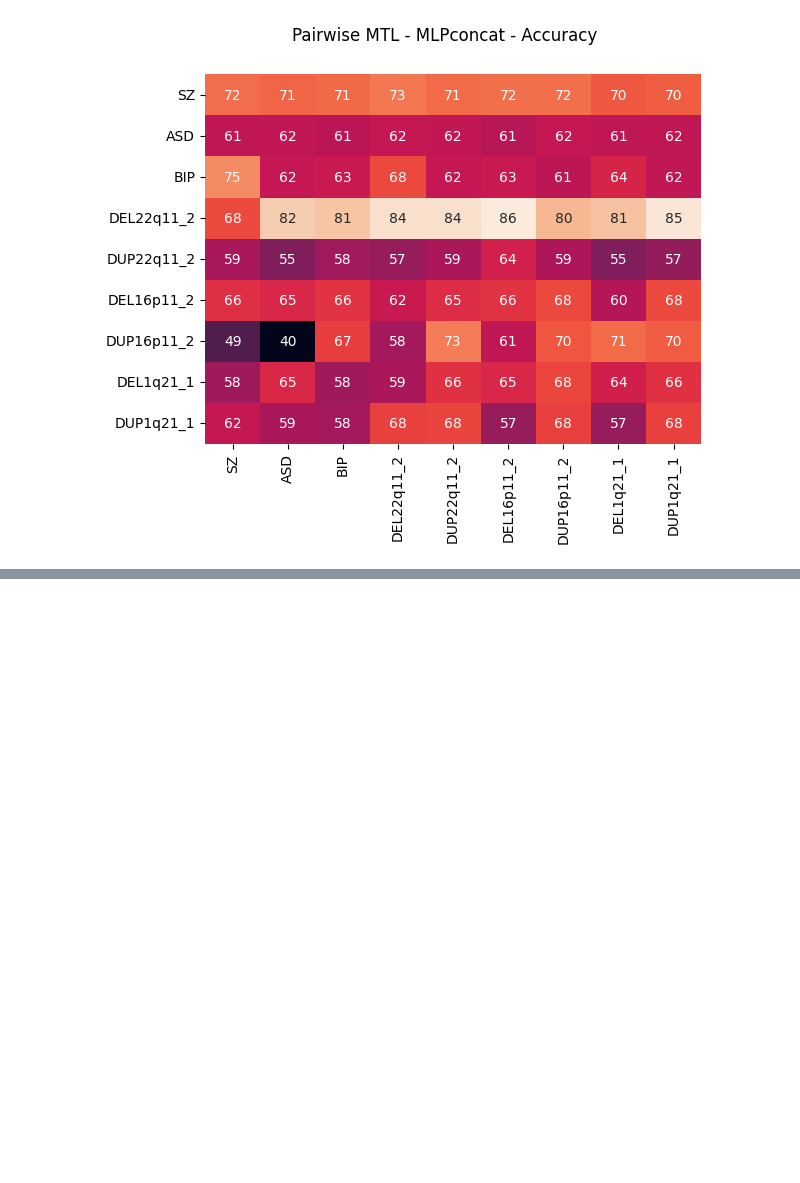
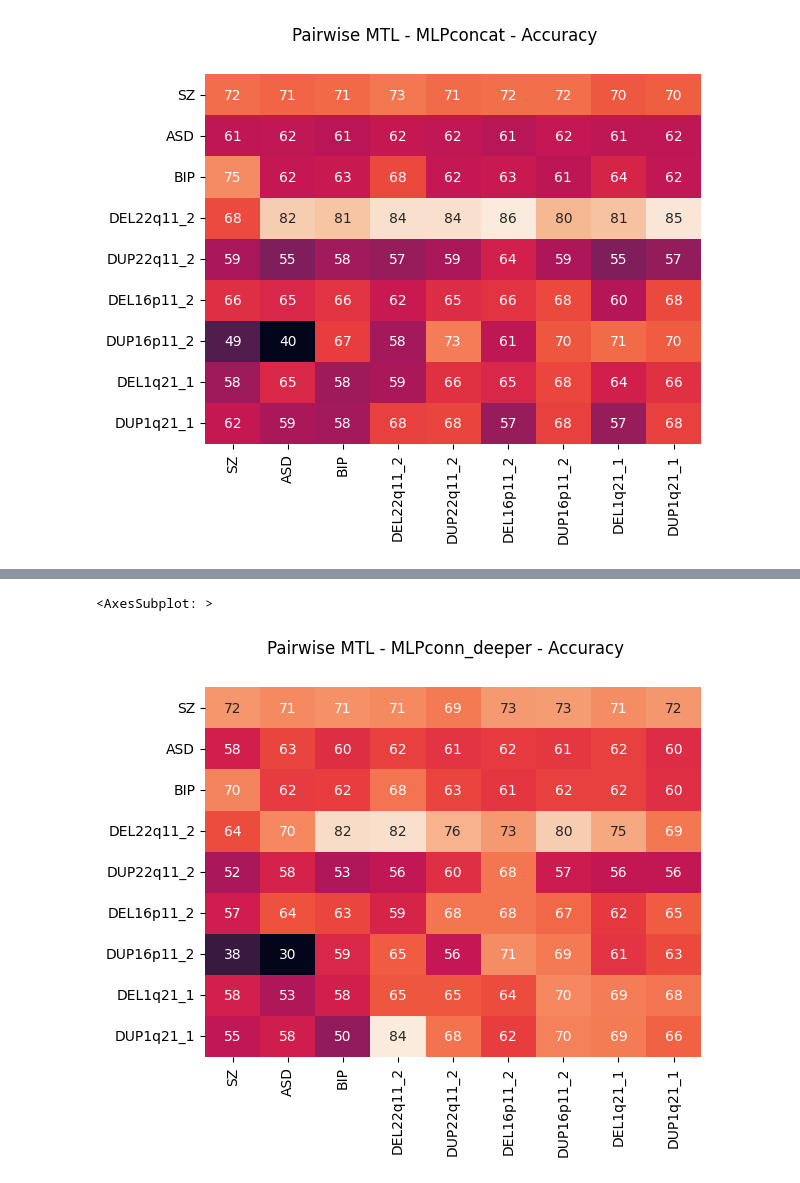
Before and after one commit to harveyaa/neuropsych_mtl, a Jupyter notebook: MTL/neg_transfer.ipynb, the cells around one changed output, grey strips where cells are left out. Cells and saved outputs as stored; diff of their text form; code cells hidden in the pictures; blank space fills up the shorter version.

```diff
--- a/MTL/neg_transfer.ipynb
+++ b/MTL/neg_transfer.ipynb
@@ -15,6 +15,9 @@ p_cnn_pairs = '/Users/harveyaa/Documents/masters/neuropsych_mtl/MTL/results/neg_
 
 p_concat_single = '/Users/harveyaa/Documents/masters/neuropsych_mtl/MTL/results/neg_transfer/concat/single'
 p_concat_pairs = '/Users/harveyaa/Documents/masters/neuropsych_mtl/MTL/results/neg_transfer/concat'
+
+p_deeper_single = '/Users/harveyaa/Documents/masters/neuropsych_mtl/MTL/results/neg_transfer/deeper/single'
+p_deeper_pairs = '/Users/harveyaa/Documents/masters/neuropsych_mtl/MTL/results/neg_transfer/deeper'
 
 path_out = ''
 
@@ -223,0 +230,29 @@ plt.savefig('./results/neg_transfer/figures/triple_comparison.png',dpi=300)
+# %%
+deeper_pairs = np.zeros((len(cases),len(cases)))
+# %%
+short = []
+for i in range(1,len(pairs)+1):
+    p = os.path.join(p_deeper_pairs,f'pair_{i}')
+    p_fold = os.path.join(p,'fold_0')
+    case1 = [f for f in os.listdir(p_fold) if f[-4:]=='.csv'][0].split('.')[0].split('-')[2]
+    case2 = [f for f in os.listdir(p_fold) if f[-4:]=='.csv'][0].split('.')[0].split('-')[3]
+    final_acc_case1 = []
+    final_acc_case2 = []
+    for i in range(5):
+        p_fold = os.path.join(p,f'fold_{i}')
+        files = [f for f in os.listdir(p_fold) if f[-4:]=='.csv']
+        if len(files) != 0:
+            file = files[0]
+            df = pd.read_csv(os.path.join(p_fold,file),index_col=0,header=[0,1])
+            final_acc_case1.append(df[case1]['Accuracy/test'].iloc[-1])
+            final_acc_case2.append(df[case2]['Accuracy/test'].iloc[-1])
+        else:
+            short.append([case1,case2,i])
+            break
+
+    # case1, case2: accuracy of case1 trained with case2
+    # case2, case1: accuracy of case2 trained with case1
+    deeper_pairs[case_to_idx[case1],case_to_idx[case2]] = np.mean(final_acc_case1)
+    deeper_pairs[case_to_idx[case2],case_to_idx[case1]] = np.mean(final_acc_case2)
+
+np.fill_diagonal(deeper_pairs,deeper_single)
@@ -223,0 +269,6 @@ plt.savefig('./results/neg_transfer/figures/triple_comparison.png',dpi=300)
+# %%
+plt.suptitle('Pairwise MTL - MLPconn_deeper - Accuracy')
+sns.heatmap(deeper_pairs,xticklabels=cases,yticklabels=cases,annot=True,cbar=False)
+# %% [output]
+<AxesSubplot: >
+[figure, added]
```
Also changed, not shown: parts of 11 cells of this notebook, 1 other file.
